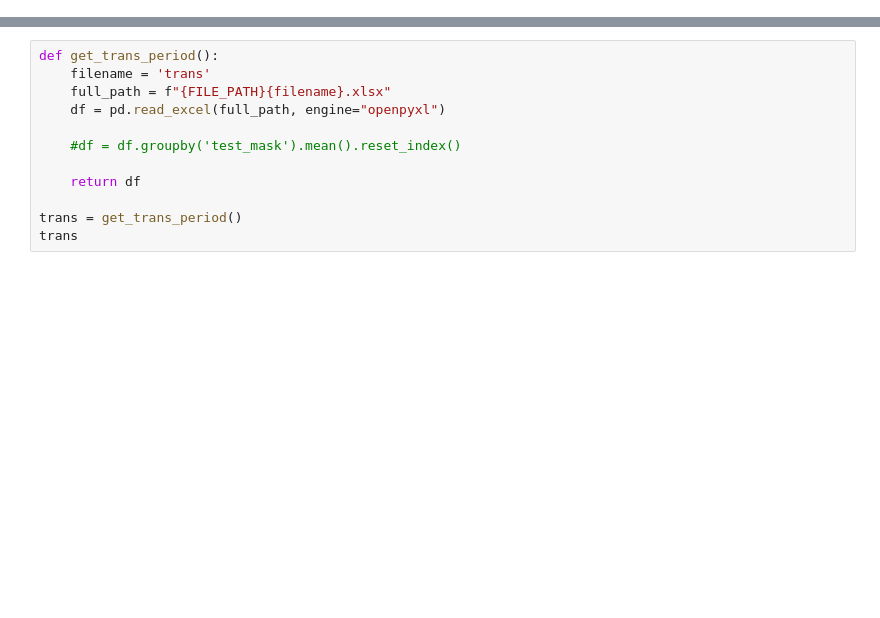
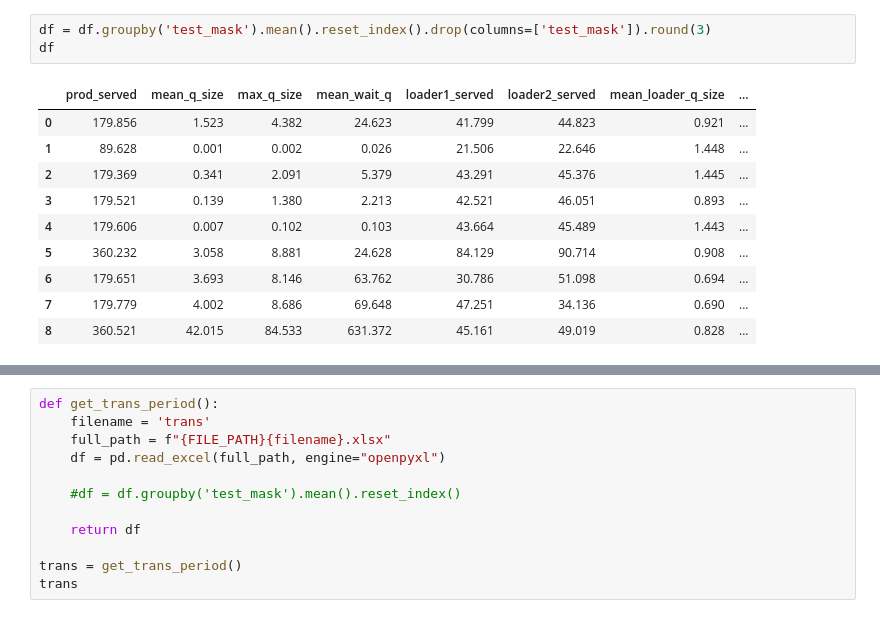
Before and after one commit to IP-14Nezdolii/SM_25, a Jupyter notebook: cursova/results.ipynb, the cells around one changed output, grey strips where cells are left out. Drawn from its saved outputs; the diff is of its cells as text; blank space fills up the shorter version.

```diff
--- a/cursova/results.ipynb
+++ b/cursova/results.ipynb
@@ -40,0 +45,14 @@ get_verification()
+# %%
+df = df.groupby('test_mask').mean().reset_index().drop(columns=['test_mask']).round(3)
+df
+# %% [output]
+|  | prod_served | mean_q_size | max_q_size | mean_wait_q | loader1_served | loader2_served | mean_loader_q_size | ... |
+| 0 | 179.856 | 1.523 | 4.382 | 24.623 | 41.799 | 44.823 | 0.921 | ... |
+| 1 | 89.628 | 0.001 | 0.002 | 0.026 | 21.506 | 22.646 | 1.448 | ... |
+| 2 | 179.369 | 0.341 | 2.091 | 5.379 | 43.291 | 45.376 | 1.445 | ... |
+| 3 | 179.521 | 0.139 | 1.380 | 2.213 | 42.521 | 46.051 | 0.893 | ... |
+| 4 | 179.606 | 0.007 | 0.102 | 0.103 | 43.664 | 45.489 | 1.443 | ... |
+| 5 | 360.232 | 3.058 | 8.881 | 24.628 | 84.129 | 90.714 | 0.908 | ... |
+| 6 | 179.651 | 3.693 | 8.146 | 63.762 | 30.786 | 51.098 | 0.694 | ... |
+| 7 | 179.779 | 4.002 | 8.686 | 69.648 | 47.251 | 34.136 | 0.690 | ... |
+| 8 | 360.521 | 42.015 | 84.533 | 631.372 | 45.161 | 49.019 | 0.828 | ... |
```
Also changed, not shown: parts of 11 cells of this notebook, 10 other files.
